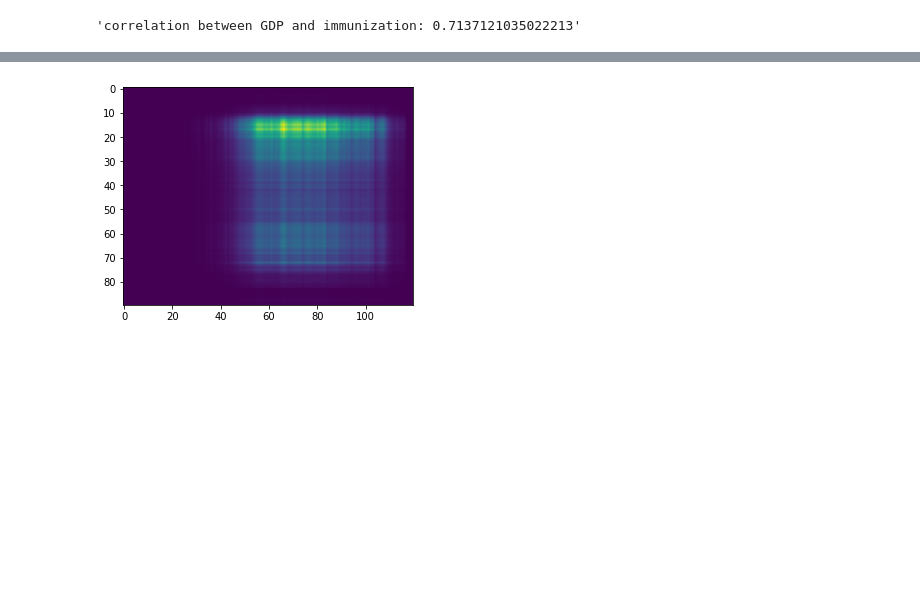
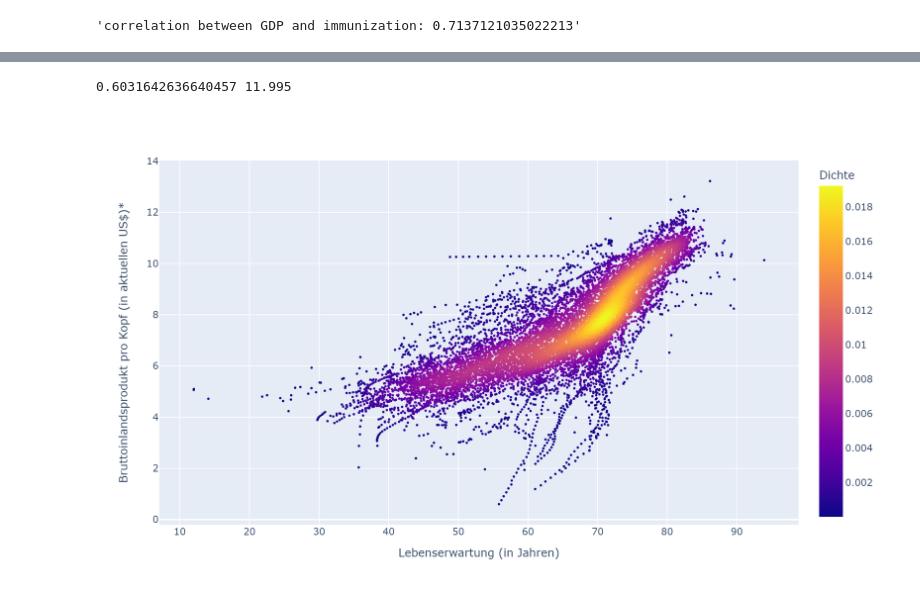
Before and after one commit to malikpaetzold/Statistical-Computing-DLBDBSC01, a Jupyter notebook: correlation_analysis.ipynb, the cells around one changed output, grey strips where cells are left out. Drawn from its saved outputs; the diff is of its cells as text; code cells hidden in the pictures; blank space fills up the shorter version.

```diff
--- a/correlation_analysis.ipynb
+++ b/correlation_analysis.ipynb
@@ -155,5 +139,53 @@ print(np.unique(hp_x, return_counts=True))
-# %%
-plt.imshow(np.array(heatmap).T)
-plt.show()
-# %% [output]
-[figure, removed]
+# %%
+x, y = [], []
+
+def add_values(c):
+    c_gdp = list(gdp.get(c))
+    c_data = list(life_expectancy.get(c))
+
+    for i in range(len(c_gdp)):
+        if c_gdp[i] == -1 or c_data[i] == -1: continue
+        if c_gdp[i] == 0.1 or c_data[i] <= 0.1: continue
+        else:
+            x.append(c_gdp[i])
+            y.append(c_data[i])
+
+country_list = data_prep(gdp, life_expectancy)
+for c in country_list:
+    add_values(c)
+
+x = list(np.log(np.array(x)))
+
+for i in range(len(x)):
+    if x[i] < 0: x[i] = 0
+    if y[i] < 0: y[i] = 0
+print(np.min(x), np.min(y))
+
+x, y = y, x
+# %% [output]
+0.6031642636640457 11.995
+# %%
+import numpy as np
+from scipy import stats
+import plotly.express as px
+from IPython.display import Image
+
+def get_density(x:np.ndarray, y:np.ndarray):
+    """Get kernal density estimate for each (x, y) point."""
+    values = np.vstack([x, y])
+    kernel = stats.gaussian_kde(values)
+    density = kernel(values)
+    return density
+
+d = get_density(x, y)
+df = {"Lebenserwartung (in Jahren)": x, "Bruttoinlandsprodukt pro Kopf (in aktuellen US$)*": y,
+      "Dichte": d}
+
+# fig = px.scatter(x=x, y=y, color=d)
+fig = px.scatter(pd.DataFrame(df), x="Lebenserwartung (in Jahren)", y="Bruttoinlandsprodukt pro Kopf (in aktuellen US$)*", color="Dichte")
+fig.update_traces(marker_size=3)
+img_bytes = fig.to_image(format="png", width=1000, height=600, scale=2)
+Image(img_bytes)
+# fig.show()
+# %% [output]
+[figure, added]
```
Also changed, not shown: parts of 4 cells of this notebook, 23 other files.
